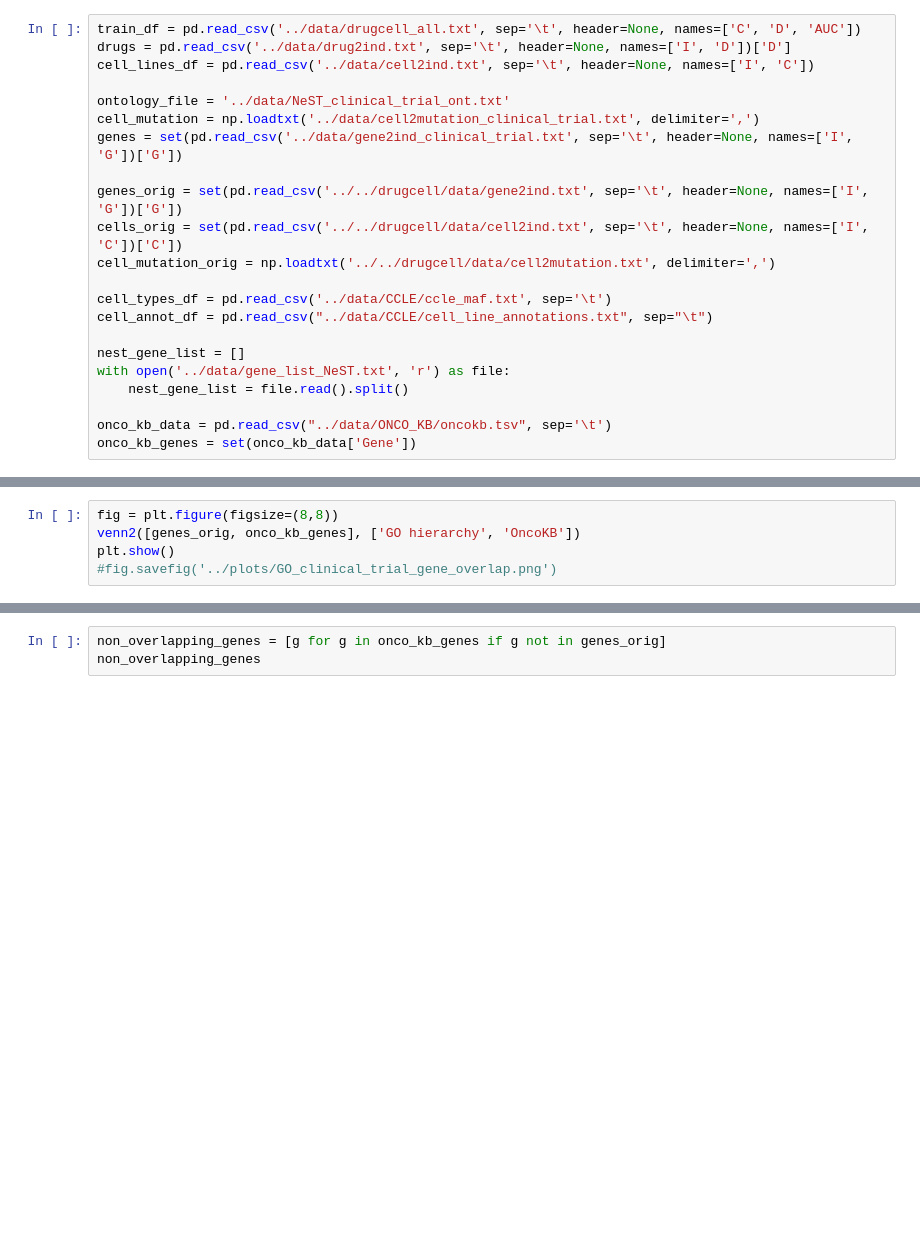
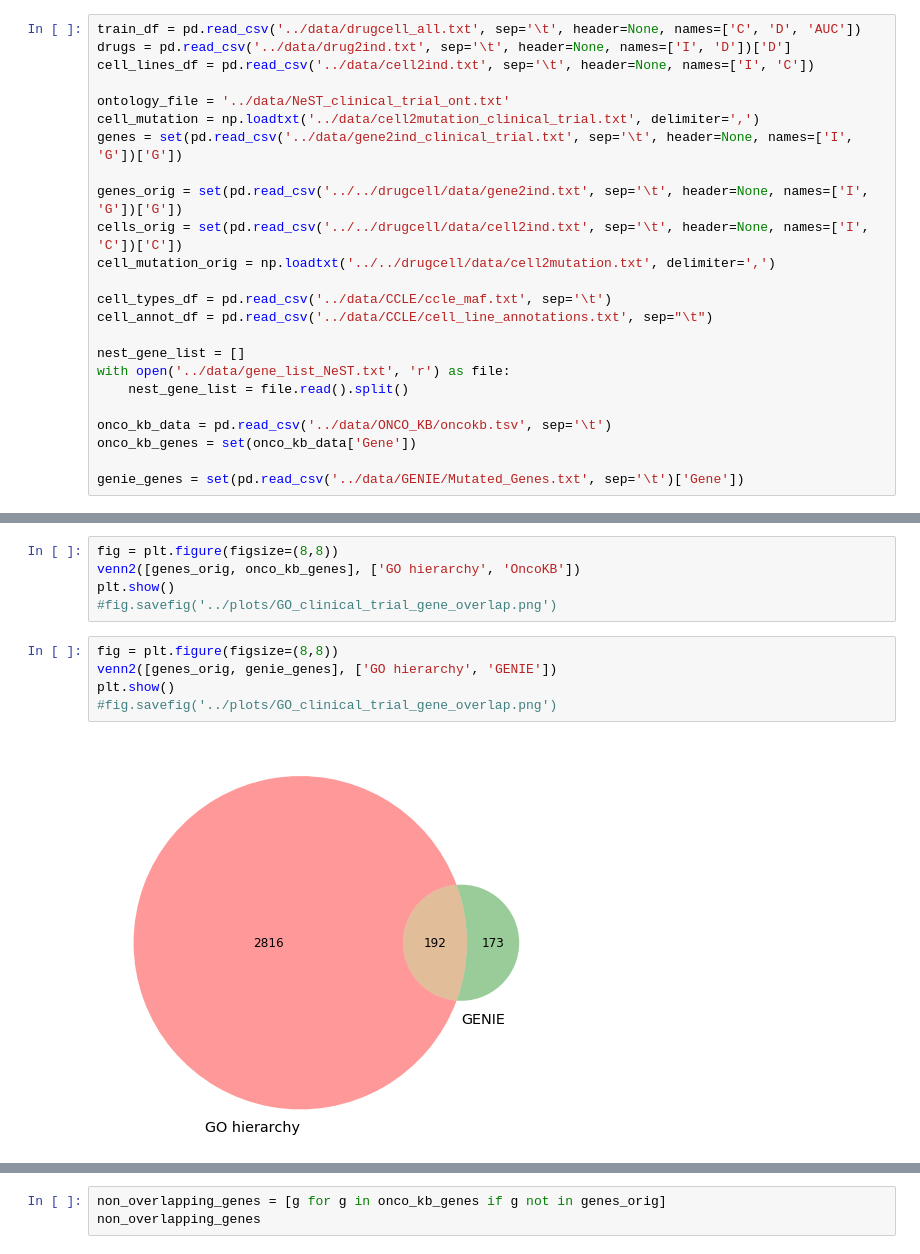
Before and after one commit to enmsilva/nest_drugcell, a Jupyter notebook: notebooks/training_data_analysis.ipynb, the cells around one changed output, grey strips where cells are left out. Drawn from its saved outputs; the diff is of its cells as text; blank space fills up the shorter version.

```diff
--- a/notebooks/training_data_analysis.ipynb
+++ b/notebooks/training_data_analysis.ipynb
@@ -75,14 +75,16 @@ cells_orig = set(pd.read_csv('../../drugcell/data/cell2ind.txt', sep='\t', heade
 cell_mutation_orig = np.loadtxt('../../drugcell/data/cell2mutation.txt', delimiter=',')
 
 cell_types_df = pd.read_csv('../data/CCLE/ccle_maf.txt', sep='\t')
-cell_annot_df = pd.read_csv("../data/CCLE/cell_line_annotations.txt", sep="\t")
+cell_annot_df = pd.read_csv('../data/CCLE/cell_line_annotations.txt', sep="\t")
 
 nest_gene_list = []
 with open('../data/gene_list_NeST.txt', 'r') as file:
     nest_gene_list = file.read().split()
 
-onco_kb_data = pd.read_csv("../data/ONCO_KB/oncokb.tsv", sep='\t')
+onco_kb_data = pd.read_csv('../data/ONCO_KB/oncokb.tsv', sep='\t')
 onco_kb_genes = set(onco_kb_data['Gene'])
+
+genie_genes = set(pd.read_csv('../data/GENIE/Mutated_Genes.txt', sep='\t')['Gene'])
 # %%
 # No. of mutations in cell-lines
 
@@ -211,3 +207,10 @@ fig = plt.figure(figsize=(8,8))
 venn2([genes_orig, onco_kb_genes], ['GO hierarchy', 'OncoKB'])
 plt.show()
 #fig.savefig('../plots/GO_clinical_trial_gene_overlap.png')
+# %%
+fig = plt.figure(figsize=(8,8))
+venn2([genes_orig, genie_genes], ['GO hierarchy', 'GENIE'])
+plt.show()
+#fig.savefig('../plots/GO_clinical_trial_gene_overlap.png')
+# %% [output]
+[figure, added]
```
Also changed, not shown: parts of 5 cells of this notebook, 2 other files.
